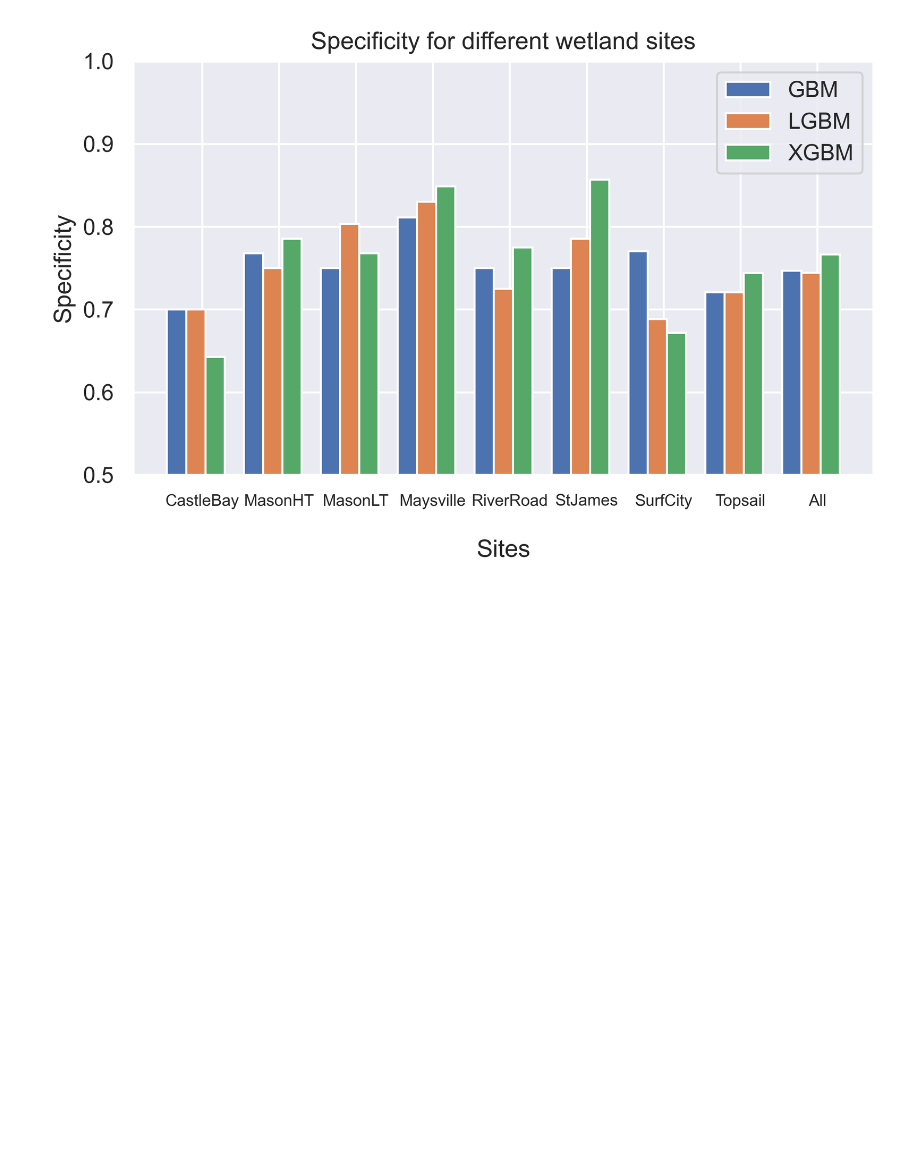
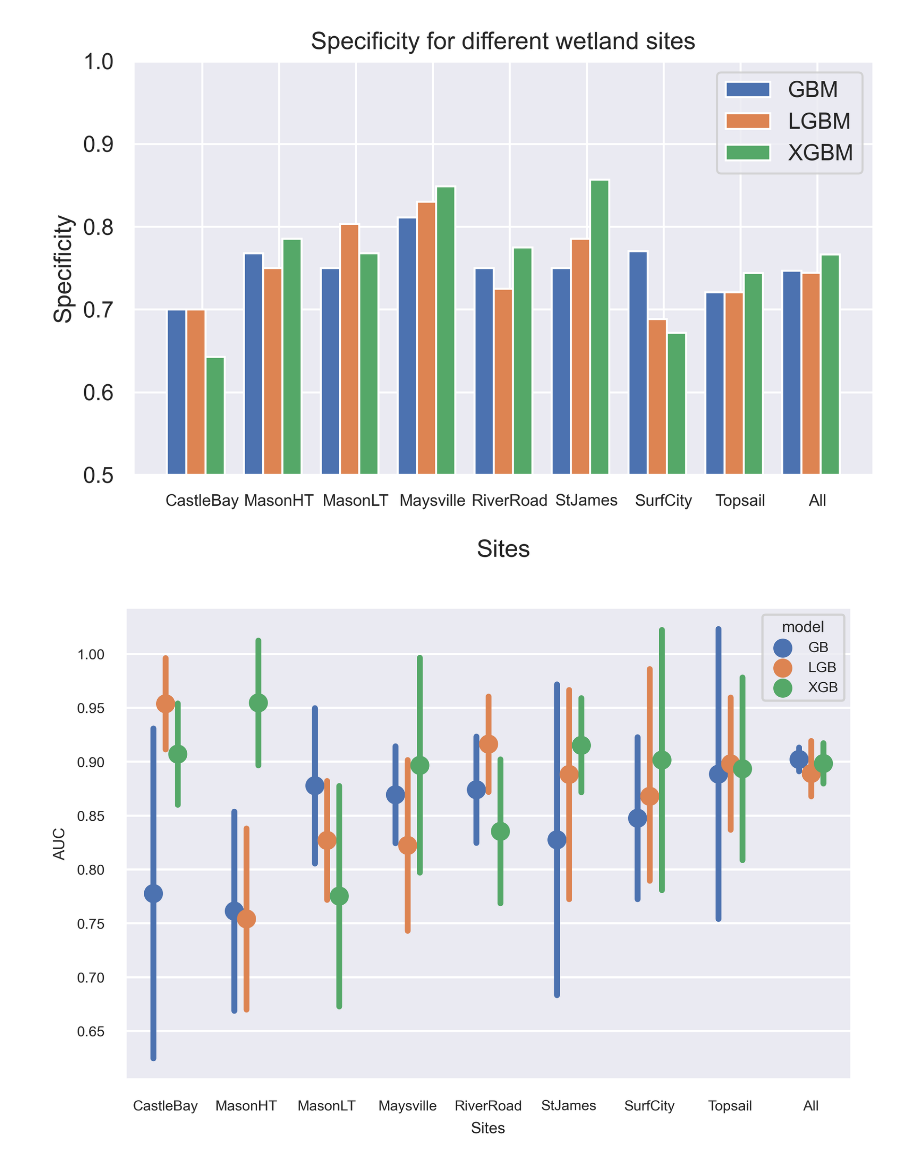
Before and after one commit to sgovil5/wetland-prediction, a Jupyter notebook: V3/All/Pixel-based Comparisons.ipynb, the cells around one changed output. Drawn from its saved outputs; the diff is of its cells as text; code cells hidden in the pictures; blank space fills up the shorter version.

```diff
--- a/V3/All/Pixel-based Comparisons.ipynb
+++ b/V3/All/Pixel-based Comparisons.ipynb
@@ -288,28 +288,49 @@ plt.show()
 # %% [output]
 [figure]
 # %%
-CastleBay_GB_AUC = [.6249, .7778, .9307]
-CastleBay_LGB_AUC = [.6701, .7541, .8381]
-CastleBay_XGB_AUC = [.673, .7752, .8774]
-MasonHT_GB_AUC = [.8245, .8694, .9143]
-MasonHT_LGB_AUC = [.8719, .9162, .9605]
-MasonHT_XGB_AUC = [.8716, .9153, .959]
-MasonLT_GB_AUC = [.7724, .8475, .9226]
-MasonLT_LGB_AUC = [.8368, .8981, .9594]
-MasonLT_XGB_AUC = [.8599, .9069, .9539]
-Maysville_GB_AUC = [.6688, .7613, .8538]
-Maysville_LGB_AUC = [.772, .8271, .8822]
-Maysville_XGB_AUC = [.7971, .8967, .9963]
-RiverRoad_GB_AUC = [.8247, .8740, .9233]
-RiverRoad_LGB_AUC = [.7723, .8883, 1.0043]
+#CastleBay_GB_AUC = [.6249, .7778, .9307, "GB"]
+#CastleBay_LGB_AUC = [.6701, .7541, .8381, "LGB"]
+#CastleBay_XGB_AUC = [.673, .7752, .8774, "XGB"]
+#MasonHT_GB_AUC = [.8245, .8694, .9143, "GB"]
+#MasonHT_LGB_AUC = [.8719, .9162, .9605, "LGB"]
+#MasonHT_XGB_AUC = [.8716, .9153, .959, "XGB"]
+#MasonLT_GB_AUC = [.7724, .8475, .9226, "GB"]
+#MasonLT_LGB_AUC = [.8368, .8981, .9594, "LGB"]
+#MasonLT_XGB_AUC = [.8599, .9069, .9539, "XGB"]
+#Maysville_GB_AUC = [.6688, .7613, .8538, "GB"]
+#Maysville_LGB_AUC = [.772, .8271, .8822, "LGB"]
+#Maysville_XGB_AUC = [.7971, .8967, .9963, "XGB"]
+#RiverRoad_GB_AUC = [.8247, .8740, .9233, "GB"]
+#RiverRoad_LGB_AUC = [.7723, .8883, 1.0043, "LGB"]
 #Has a standard deviation with upperbound greater than 1.0
-RiverRoad_XGB_AUC = [.7808, .9015, 1.0222]
-StJames_GB_AUC = [.7541, .8886, 1.0231]
-StJames_LGB_AUC = [.9114, .9538, .9962]
-StJames_XGB_AUC = [.8966, .9545, 1.0124]
-SurfCity_GB_AUC = [.8056, .8777, .9498]
-SurfCity_LGB_AUC = [.743, .8223, .9016]
-SurfCity_XGB_AUC = [.7688, .8354, .902]
-Topsail_GB_AUC = [.6834, .8276, .9718]
-Topsail_LGB_AUC = [.7502, .8680, .9858]
-Topsail_XGB_AUC = [.8087, .8934, .9781]
+#RiverRoad_XGB_AUC = [.7808, .9015, 1.0222, "XGB"]
+#StJames_GB_AUC = [.7541, .8886, 1.0231, "GB"]
+#StJames_LGB_AUC = [.9114, .9538, .9962, "LGB"]
+#StJames_XGB_AUC = [.8966, .9545, 1.0124, "XGB"]
+#SurfCity_GB_AUC = [.8056, .8777, .9498, "GB"]
+#SurfCity_LGB_AUC = [.743, .8223, .9016, "LGB"]
+#SurfCity_XGB_AUC = [.7688, .8354, .902, "XGB"]
+#Topsail_GB_AUC = [.6834, .8276, .9718, "GB"]
+#Topsail_LGB_AUC = [.7502, .8680, .9858, "LGB"]
+#Topsail_XGB_AUC = [.8087, .8934, .9781, "XGB"]
+#All__GB_AUC = [.891, .9021, .9132]
+#All_LGB_AUC = [.868, .9192, .8797]
+#All_XGB_AUC = [.8797, .8984, .9171]
+
+df = pd.DataFrame({"Sites": ["CastleBay", "MasonHT", "MasonLT", "Maysville", "RiverRoad", "StJames", "SurfCity", "Topsail", "CastleBay", "MasonHT", "MasonLT", "Maysville", "RiverRoad", "StJames", "SurfCity", "Topsail", "CastleBay", "MasonHT", "MasonLT", "Maysville", "RiverRoad", "StJames", "SurfCity", "Topsail", "CastleBay", "MasonHT", "MasonLT", "Maysville", "RiverRoad", "StJames", "SurfCity", "Topsail", "CastleBay", "MasonHT", "MasonLT", "Maysville", "RiverRoad", "StJames", "SurfCity", "Topsail", "CastleBay", "MasonHT", "MasonLT", "Maysville", "RiverRoad", "StJames", "SurfCity", "Topsail", "CastleBay", "MasonHT", "MasonLT", "Maysville", "RiverRoad", "StJames", "SurfCity", "Topsail", "CastleBay", "MasonHT", "MasonLT", "Maysville", "RiverRoad", "StJames", "SurfCity", "Topsail", "CastleBay", "MasonHT", "MasonLT", "Maysville", "RiverRoad", "StJames", "SurfCity", "Topsail", "All", "All", "All", "All", "All", "All", "All", "All", "All"],
+                   "model": ["GB", "LGB", "XGB", "GB", "LGB", "XGB","GB", "LGB", "XGB","GB", "LGB", "XGB","GB", "LGB", "XGB","GB", "LGB", "XGB","GB", "LGB", "XGB","GB", "LGB", "XGB", "GB", "LGB", "XGB", "GB", "LGB", "XGB","GB", "LGB", "XGB","GB", "LGB", "XGB","GB", "LGB", "XGB","GB", "LGB", "XGB","GB", "LGB", "XGB","GB", "LGB", "XGB", "GB", "LGB", "XGB", "GB", "LGB", "XGB","GB", "LGB", "XGB","GB", "LGB", "XGB","GB", "LGB", "XGB","GB", "LGB", "XGB","GB", "LGB", "XGB","GB", "LGB", "XGB", "GB", "GB", "GB", "LGB", "LGB", "LGB", "XGB", "XGB", "XGB"],
+                   "AUC": [.6249, .6701, .673, .8245, .8719, .8716, .7724, .8368, .8599, .6688, .772, .7971, .8247, .7723, .7808, .7541, .9114, .8966, .8056, .743, .7688, .6834, .7502, .8087, .7778, .7541, .7752, .8694, .9162, .9153, .8475, .8981, .9069, .7613, .8271, .8967, .8740, .8883, .9015, .8886, .9538, .9545, .8777, .8223, .8354, .8276, .8680, .8934, .9307, .8381, .8774, .9143, .9605, .959, .9226, .9594, .9539, .8538, .8822, .9963, .9233, 1.0043, 1.0222, 1.0231, .9962, 1.0124, .9498, .9016, .902, .9718, .9858, .9781, .891, .9021, .9132, .868, .9192, .8797, .8797, .8984, .9171] })
+df2 = pd.DataFrame({"Sites": ["All", "All", "All", "All", "All", "All", "All", "All", "All"],
+                   "model": ["GB", "GB", "GB", "LGB", "LGB", "LGB", "XGB", "XGB", "XGB"],
+                   "AUC": [.891, .9021, .9132, .868, .9192, .8797, .8797, .8984, .9171] })
+df3 = pd.DataFrame({"Sites": ["CastleBay", "MasonHT", "MasonLT", "Maysville", "RiverRoad", "StJames", "SurfCity", "Topsail", "CastleBay", "MasonHT", "MasonLT", "Maysville", "RiverRoad", "StJames", "SurfCity", "Topsail", "CastleBay", "MasonHT", "MasonLT", "Maysville", "RiverRoad", "StJames", "SurfCity", "Topsail", "CastleBay", "MasonHT", "MasonLT", "Maysville", "RiverRoad", "StJames", "SurfCity", "Topsail", "CastleBay", "MasonHT", "MasonLT", "Maysville", "RiverRoad", "StJames", "SurfCity", "Topsail", "CastleBay", "MasonHT", "MasonLT", "Maysville", "RiverRoad", "StJames", "SurfCity", "Topsail", "CastleBay", "MasonHT", "MasonLT", "Maysville", "RiverRoad", "StJames", "SurfCity", "Topsail", "CastleBay", "MasonHT", "MasonLT", "Maysville", "RiverRoad", "StJames", "SurfCity", "Topsail", "CastleBay", "MasonHT", "MasonLT", "Maysville", "RiverRoad", "StJames", "SurfCity", "Topsail"],
+                   "model": ["GB", "LGB", "XGB", "GB", "LGB", "XGB","GB", "LGB", "XGB","GB", "LGB", "XGB","GB", "LGB", "XGB","GB", "LGB", "XGB","GB", "LGB", "XGB","GB", "LGB", "XGB", "GB", "LGB", "XGB", "GB", "LGB", "XGB","GB", "LGB", "XGB","GB", "LGB", "XGB","GB", "LGB", "XGB","GB", "LGB", "XGB","GB", "LGB", "XGB","GB", "LGB", "XGB", "GB", "LGB", "XGB", "GB", "LGB", "XGB","GB", "LGB", "XGB","GB", "LGB", "XGB","GB", "LGB", "XGB","GB", "LGB", "XGB","GB", "LGB", "XGB","GB", "LGB", "XGB"],
+                   "AUC": [.6249, .6701, .673, .8245, .8719, .8716, .7724, .8368, .8599, .6688, .772, .7971, .8247, .7723, .7808, .7541, .9114, .8966, .8056, .743, .7688, .6834, .7502, .8087, .7778, .7541, .7752, .8694, .9162, .9153, .8475, .8981, .9069, .7613, .8271, .8967, .8740, .8883, .9015, .8886, .9538, .9545, .8777, .8223, .8354, .8276, .8680, .8934, .9307, .8381, .8774, .9143, .9605, .959, .9226, .9594, .9539, .8538, .8822, .9963, .9233, 1.0043, 1.0222, 1.0231, .9962, 1.0124, .9498, .9016, .902, .9718, .9858, .9781] })
+
+#cols = ["CastleBay_GB_AUC", "MasonHT_GB_AUC", "MasonLT_GB_AUC", "Maysville_GB_AUC", "RiverRoad_GB_AUC", "StJames_GB_AUC", "SurfCity_GB_AUC", "Topsail_GB_AUC", "CastleBay_LGB_AUC", "MasonHT_LGB_AUC", "MasonLT_LGB_AUC", "Maysville_LGB_AUC", "RiverRoad_LGB_AUC", "StJames_LGB_AUC", "SurfCity_LGB_AUC", "Topsail_LGB_AUC", "CastleBay_XGB_AUC", "MasonHT_XGB_AUC", "MasonLT_XGB_AUC", "Maysville_XGB_AUC", "RiverRoad_XGB_AUC", "StJames_XGB_AUC", "SurfCity_XGB_AUC", "Topsail_XGB_AUC"]
+
+#df = pd.DataFrame(list(zip(CastleBay_GB_AUC, MasonHT_GB_AUC, MasonLT_GB_AUC, Maysville_GB_AUC, RiverRoad_GB_AUC, StJames_GB_AUC, SurfCity_GB_AUC, Topsail_GB_AUC, CastleBay_LGB_AUC, MasonHT_LGB_AUC, MasonLT_LGB_AUC, Maysville_LGB_AUC, RiverRoad_LGB_AUC, StJames_LGB_AUC, SurfCity_LGB_AUC, Topsail_LGB_AUC, CastleBay_XGB_AUC, MasonHT_XGB_AUC, MasonLT_XGB_AUC, Maysville_XGB_AUC, RiverRoad_XGB_AUC, StJames_XGB_AUC, SurfCity_XGB_AUC, Topsail_XGB_AUC)),columns = cols)
+sns.set(font_scale=0.6)
+ax = sns.pointplot(x="Sites", y="AUC", hue="model", data=df, dodge= 0.3, join = False)
+# %% [output]
+[figure, added]
```
Also changed, not shown: parts of 4 cells of this notebook.
